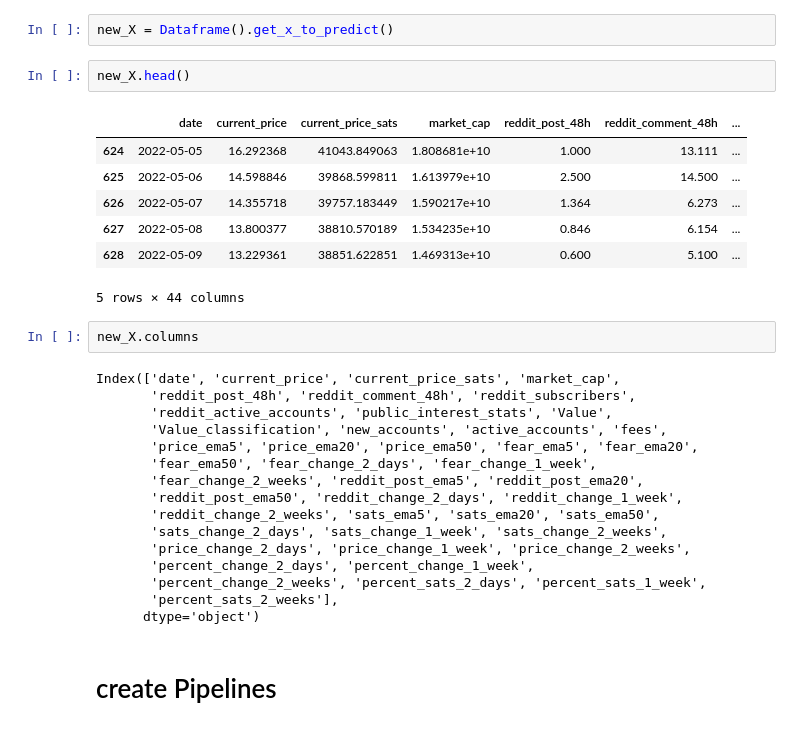
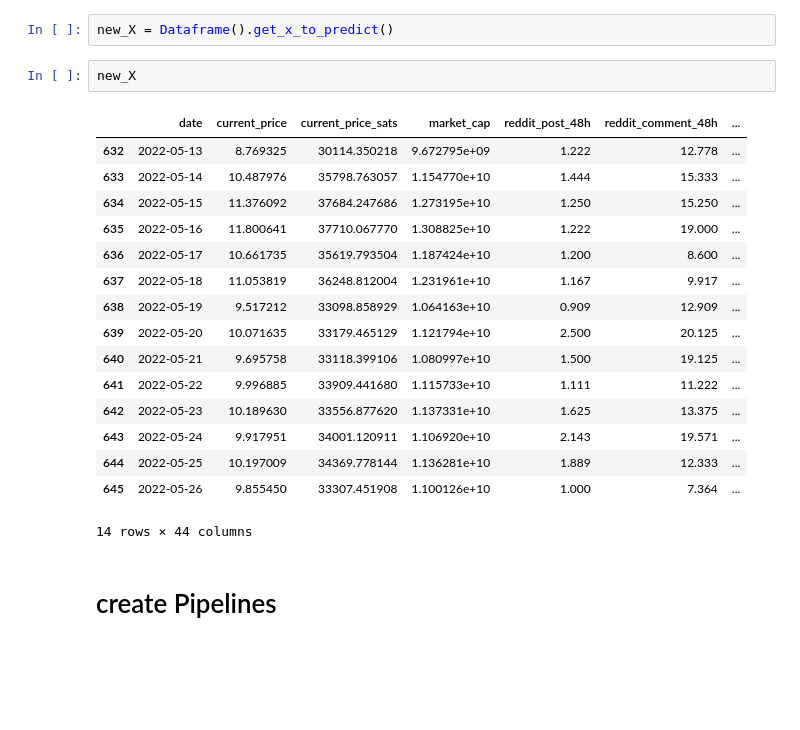
Before and after one commit to inherentspice/Polkadot-Price-Prediction, a Jupyter notebook: polkadot/Classification_pipeline.ipynb, the cells around one changed output. Drawn from its saved outputs; the diff is of its cells as text; blank space fills up the shorter version.

```diff
--- a/polkadot/Classification_pipeline.ipynb
+++ b/polkadot/Classification_pipeline.ipynb
@@ -23,33 +39,24 @@ y = df['predict']
 # %%
 new_X = Dataframe().get_x_to_predict()
 # %%
-new_X.head()
+new_X
 # %% [output]
 |  | date | current_price | current_price_sats | market_cap | reddit_post_48h | reddit_comment_48h | ... |
-| 624 | 2022-05-05 | 16.292368 | 41043.849063 | 1.808681e+10 | 1.000 | 13.111 | ... |
-| 625 | 2022-05-06 | 14.598846 | 39868.599811 | 1.613979e+10 | 2.500 | 14.500 | ... |
-| 626 | 2022-05-07 | 14.355718 | 39757.183449 | 1.590217e+10 | 1.364 | 6.273 | ... |
-| 627 | 2022-05-08 | 13.800377 | 38810.570189 | 1.534235e+10 | 0.846 | 6.154 | ... |
-| 628 | 2022-05-09 | 13.229361 | 38851.622851 | 1.469313e+10 | 0.600 | 5.100 | ... |
+| 632 | 2022-05-13 | 8.769325 | 30114.350218 | 9.672795e+09 | 1.222 | 12.778 | ... |
+| 633 | 2022-05-14 | 10.487976 | 35798.763057 | 1.154770e+10 | 1.444 | 15.333 | ... |
+| 634 | 2022-05-15 | 11.376092 | 37684.247686 | 1.273195e+10 | 1.250 | 15.250 | ... |
+| 635 | 2022-05-16 | 11.800641 | 37710.067770 | 1.308825e+10 | 1.222 | 19.000 | ... |
+| 636 | 2022-05-17 | 10.661735 | 35619.793504 | 1.187424e+10 | 1.200 | 8.600 | ... |
+| 637 | 2022-05-18 | 11.053819 | 36248.812004 | 1.231961e+10 | 1.167 | 9.917 | ... |
+| 638 | 2022-05-19 | 9.517212 | 33098.858929 | 1.064163e+10 | 0.909 | 12.909 | ... |
+| 639 | 2022-05-20 | 10.071635 | 33179.465129 | 1.121794e+10 | 2.500 | 20.125 | ... |
+| 640 | 2022-05-21 | 9.695758 | 33118.399106 | 1.080997e+10 | 1.500 | 19.125 | ... |
+| 641 | 2022-05-22 | 9.996885 | 33909.441680 | 1.115733e+10 | 1.111 | 11.222 | ... |
+| 642 | 2022-05-23 | 10.189630 | 33556.877620 | 1.137331e+10 | 1.625 | 13.375 | ... |
+| 643 | 2022-05-24 | 9.917951 | 34001.120911 | 1.106920e+10 | 2.143 | 19.571 | ... |
+| 644 | 2022-05-25 | 10.197009 | 34369.778144 | 1.136281e+10 | 1.889 | 12.333 | ... |
+| 645 | 2022-05-26 | 9.855450 | 33307.451908 | 1.100126e+10 | 1.000 | 7.364 | ... |
-5 rows × 44 columns
+14 rows × 44 columns
-# %%
-new_X.columns
-# %% [output]
-Index(['date', 'current_price', 'current_price_sats', 'market_cap',
-       'reddit_post_48h', 'reddit_comment_48h', 'reddit_subscribers',
-       'reddit_active_accounts', 'public_interest_stats', 'Value',
-       'Value_classification', 'new_accounts', 'active_accounts', 'fees',
-       'price_ema5', 'price_ema20', 'price_ema50', 'fear_ema5', 'fear_ema20',
-       'fear_ema50', 'fear_change_2_days', 'fear_change_1_week',
-       'fear_change_2_weeks', 'reddit_post_ema5', 'reddit_post_ema20',
-       'reddit_post_ema50', 'reddit_change_2_days', 'reddit_change_1_week',
-       'reddit_change_2_weeks', 'sats_ema5', 'sats_ema20', 'sats_ema50',
-       'sats_change_2_days', 'sats_change_1_week', 'sats_change_2_weeks',
-       'price_change_2_days', 'price_change_1_week', 'price_change_2_weeks',
-       'percent_change_2_days', 'percent_change_1_week',
-       'percent_change_2_weeks', 'percent_sats_2_days', 'percent_sats_1_week',
-       'percent_sats_2_weeks'],
-      dtype='object')
 # %% [markdown]
 # create Pipelines
 # %% [markdown]
```
Also changed, not shown: parts of 48 cells of this notebook.
